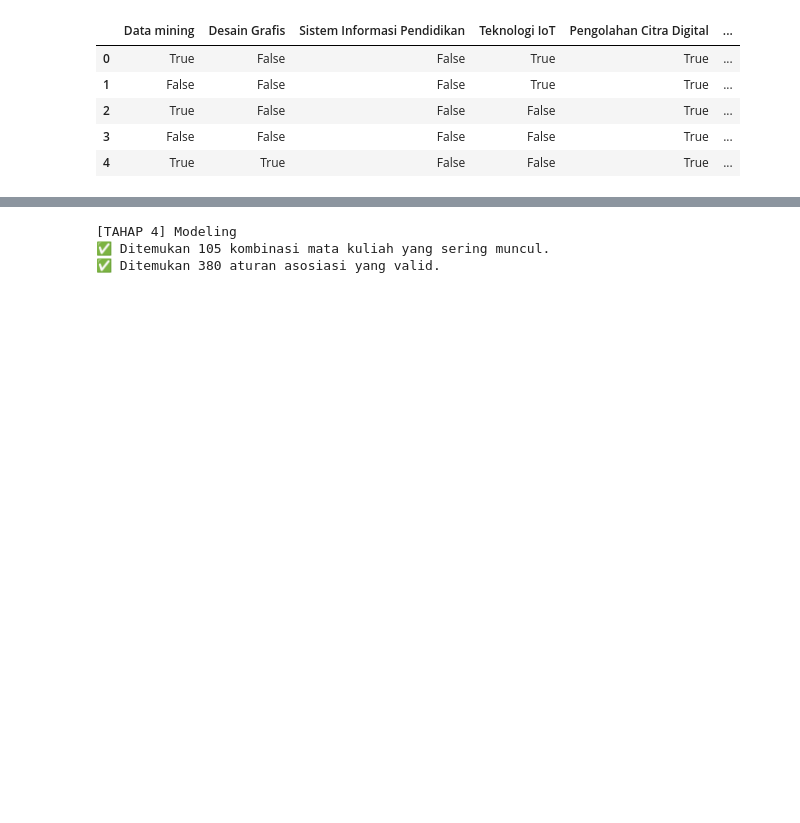
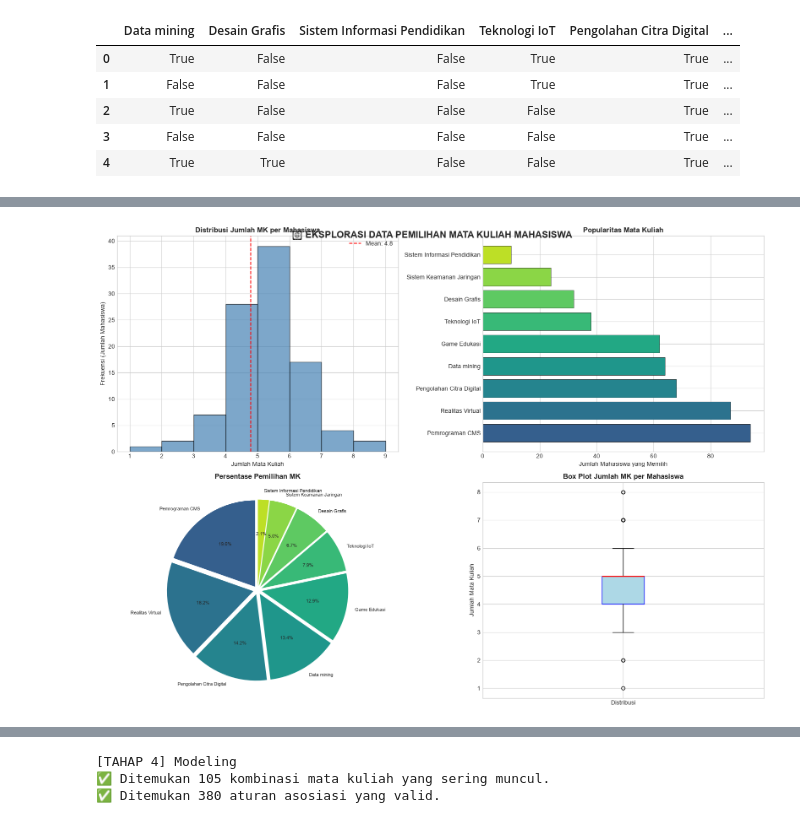
Before and after one commit to syrsdev/Decision-Support-System, a Jupyter notebook: main.ipynb, the cells around one changed output, grey strips where cells are left out. Drawn from its saved outputs; the diff is of its cells as text; code cells hidden in the pictures; blank space fills up the shorter version.

```diff
--- a/main.ipynb
+++ b/main.ipynb
@@ -81,3 +116,92 @@ display(df_mk_bool.head())
 | 2 | True | False | False | False | True | ... |
 | 3 | False | False | False | False | True | ... |
 | 4 | True | True | False | False | True | ... |
+# %%
+print("="*70)
+print("📊 TAHAP EKSPLORASI DATA & STATISTIK DESKRIPTIF")
+print("="*70)
+
+import matplotlib.pyplot as plt
+import seaborn as sns
+import numpy as np
+
+# Set style untuk visualisasi
+plt.style.use('seaborn-v0_8-whitegrid')
+sns.set_palette("husl")
+
+# ============================================================================
+# 2.1 Statistik Deskriptif Data Mahasiswa
+# ============================================================================
+print("\n📈 STATISTIK DESKRIPTIF DATA MAHASISWA")
+print("-" * 70)
+
+# Hitung jumlah MK yang dipilih setiap mahasiswa
+df['Jumlah_MK'] = df_mk_bool.sum(axis=1)
+
+print(f"Total Mahasiswa          : {len(df)} orang")
+print(f"Total Mata Kuliah        : {len(kolom_mk)} mata kuliah")
+print(f"\nStatistik Jumlah MK per Mahasiswa:")
+print(f"  • Minimum              : {df['Jumlah_MK'].min()} MK")
+print(f"  • Maksimum             : {df['Jumlah_MK'].max()} MK")
+print(f"  • Rata-rata (Mean)     : {df['Jumlah_MK'].mean():.2f} MK")
+print(f"  • Median               : {df['Jumlah_MK'].median():.0f} MK")
+print(f"  • Std Deviation        : {df['Jumlah_MK'].std():.2f} MK")
+
+# ============================================================================
+# 2.2 Popularitas Setiap Mata Kuliah
+# ============================================================================
+print("\n\n📊 POPULARITAS SETIAP MATA KULIAH")
+print("-" * 70)
+
+popularitas = df_mk_bool.sum().sort_values(ascending=False)
+for i, (mk, count) in enumerate(popularitas.items(), 1):
+    percentage = (count / len(df)) * 100
+    bar = "█" * int(percentage / 2)
+    print(f"{i:2}. {mk:30} : {count:3} mahasiswa ({percentage:5.1f}%) {bar}")
+
+# ============================================================================
+# 2.3 Visualisasi
+# ============================================================================
+fig, axes = plt.subplots(2, 2, figsize=(16, 12))
+fig.suptitle('📊 EKSPLORASI DATA PEMILIHAN MATA KULIAH MAHASISWA',
+             fontsize=16, fontweight='bold', y=0.95)
+
+# Plot 1: Histogram Jumlah MK
+axes[0, 0].hist(df['Jumlah_MK'], bins=range(1, 10),
+                edgecolor='black', color='steelblue', alpha=0.7)
+axes[0, 0].set_title('Distribusi Jumlah MK per Mahasiswa', fontsize=12, fontweight='bold')
+axes[0, 0].set_xlabel('Jumlah Mata Kuliah')
+axes[0, 0].set_ylabel('Frekuensi (Jumlah Mahasiswa)')
+axes[0, 0].axvline(df['Jumlah_MK'].mean(), color='red', linestyle='--',
+                   label=f'Mean: {df["Jumlah_MK"].mean():.1f}')
+axes[0, 0].legend()
+
+# Plot 2: Bar Chart Popularitas MK
+colors = plt.cm.viridis(np.linspace(0.3, 0.9, len(popularitas)))
+bars = axes[0, 1].barh(popularitas.index, popularitas.values,
+                        color=colors, edgecolor='black', linewidth=0.5)
+axes[0, 1].set_title('Popularitas Mata Kuliah', fontsize=12, fontweight='bold')
+axes[0, 1].set_xlabel('Jumlah Mahasiswa yang Memilih')
+
+# Plot 3: Pie Chart
+explode = [0.05] * len(popularitas)
+axes[1, 0].pie(popularitas.values, labels=popularitas.index,
+               autopct='%1.1f%%', startangle=90,
+               colors=colors, explode=explode,
+               textprops={'fontsize': 8})
+axes[1, 0].set_title('Persentase Pemilihan MK', fontsize=12, fontweight='bold')
+
+# Plot 4: Box Plot
+axes[1, 1].boxplot(df['Jumlah_MK'], vert=True, patch_artist=True,
+                   boxprops=dict(facecolor='lightblue', color='blue'),
+                   medianprops=dict(color='red', linewidth=2))
+axes[1, 1].set_title('Box Plot Jumlah MK per Mahasiswa', fontsize=12, fontweight='bold')
+axes[1, 1].set_ylabel('Jumlah Mata Kuliah')
+axes[1, 1].set_xticks([1])
+axes[1, 1].set_xticklabels(['Distribusi'])
+
+plt.tight_layout()
+plt.show()
+
+print("\n✅ Visualisasi eksplorasi data berhasil dibuat!")
+# %% [output]
@@ -83,0 +225 @@ display(df_mk_bool.head())
+[figure, added]
```
Also changed, not shown: parts of 8 cells of this notebook, 3 other files.
